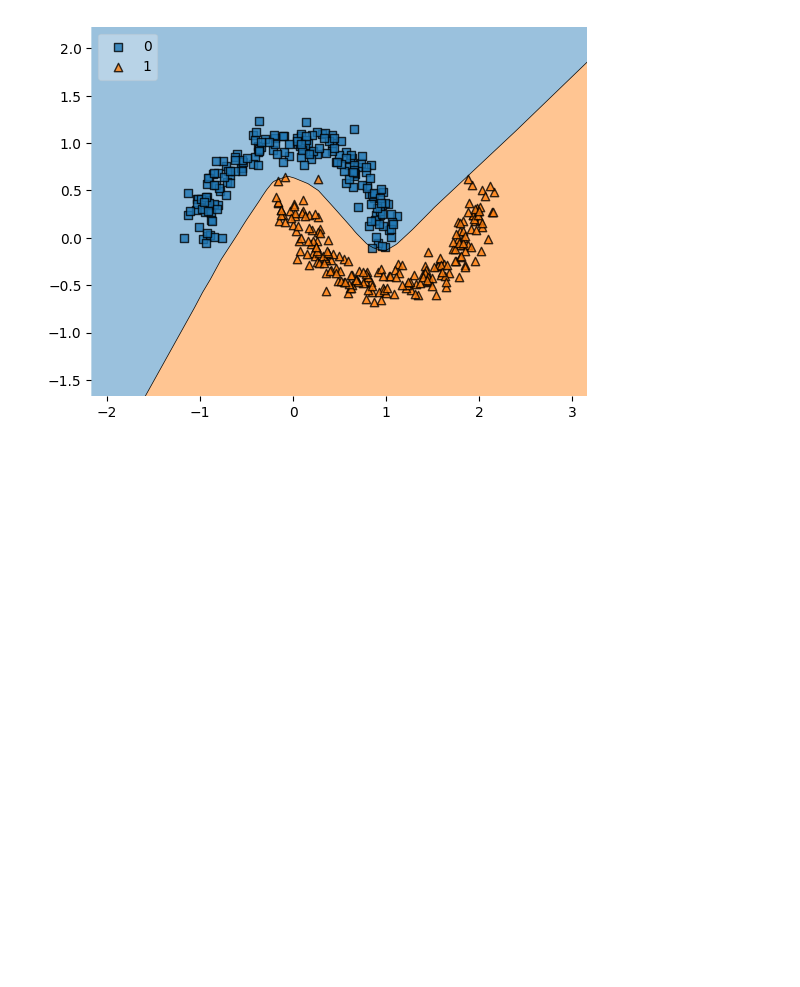
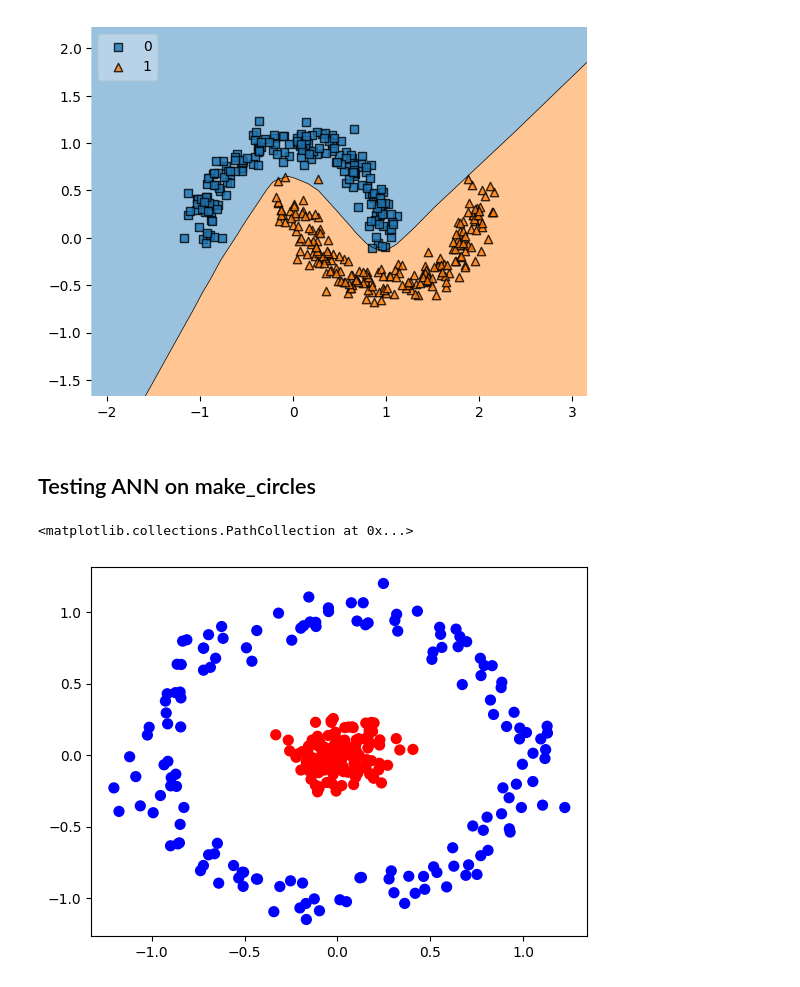
Before and after one commit to ankit869/Multilayer-Neural-Network, a Jupyter notebook: mlp_demo.ipynb, the cells around one changed output. Cells and saved outputs as stored; diff of their text form; code cells hidden in the pictures; blank space fills up the shorter version.

```diff
--- a/mlp_demo.ipynb
+++ b/mlp_demo.ipynb
@@ -198,3 +200,13 @@ plot_decision_regions(X_train,Y_train,model,legend=2)
 # %% [output]
 <AxesSubplot:>
 [figure]
+# %% [markdown]
+## Testing ANN on make_circles
+# %%
+from sklearn.datasets import make_circles
+import matplotlib.pyplot as plt
+X,Y = make_circles(300, factor=.1, noise=.1)
+plt.scatter(X[:, 0], X[:, 1], c=Y, s=50, cmap='bwr')
+# %% [output]
+<matplotlib.collections.PathCollection at 0x...>
+[figure, added]
```
Also changed, not shown: parts of 7 cells of this notebook, 1 other file.
